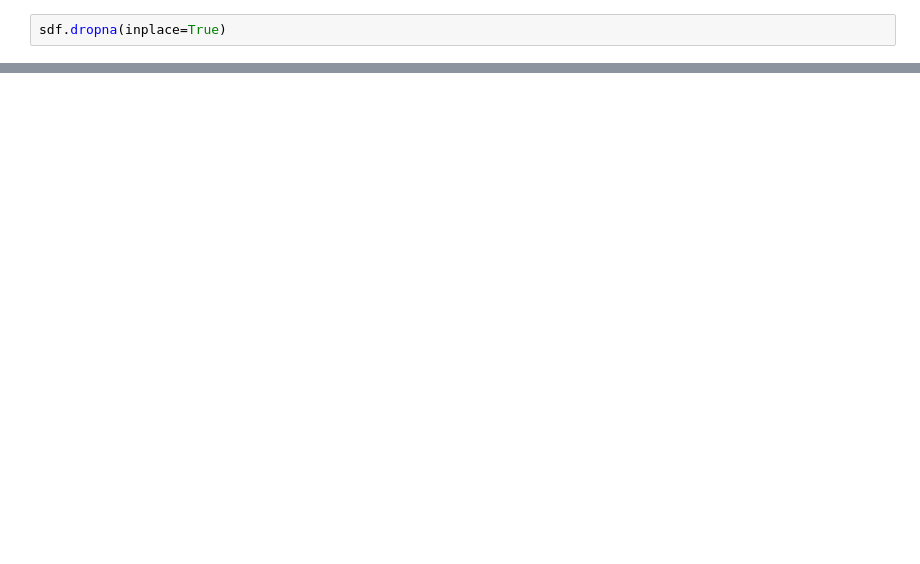
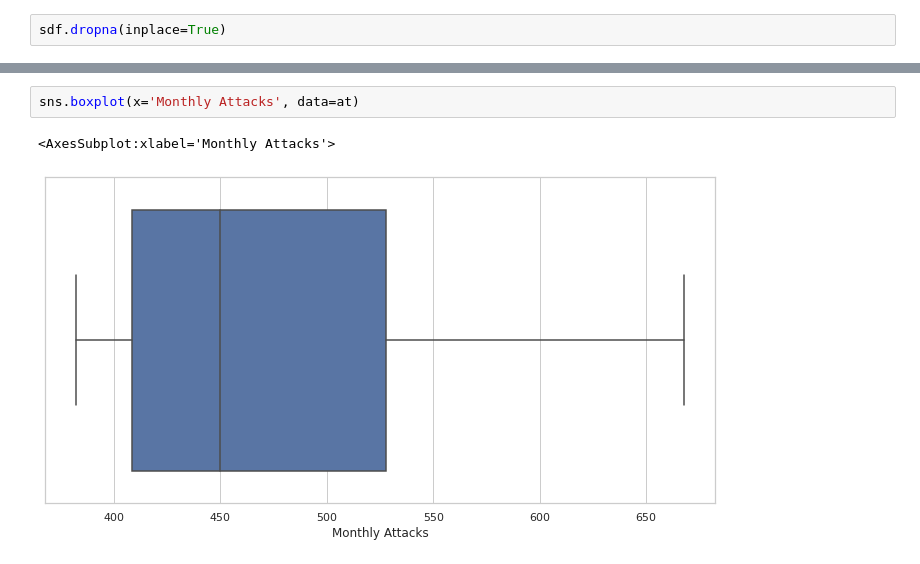
Before and after one commit to JulianTrufero/shark-data-cleaning, a Jupyter notebook: Analisis.ipynb, the cells around one changed output, grey strips where cells are left out. Drawn from its saved outputs; the diff is of its cells as text; blank space fills up the shorter version.

```diff
--- a/Analisis.ipynb
+++ b/Analisis.ipynb
@@ -39,0 +79,5 @@ sns.countplot(x=sdf['Type']);
+# %%
+sns.boxplot(x='Monthly Attacks', data=at)
+# %% [output]
+<AxesSubplot:xlabel='Monthly Attacks'>
+[figure, added]
```
Also changed, not shown: parts of 14 cells of this notebook, 2 other files.
